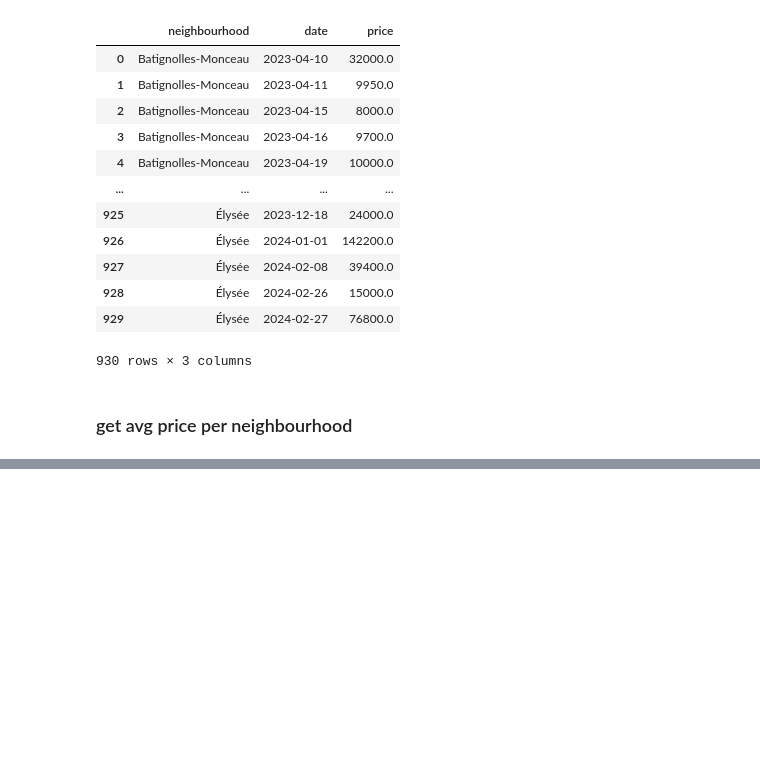
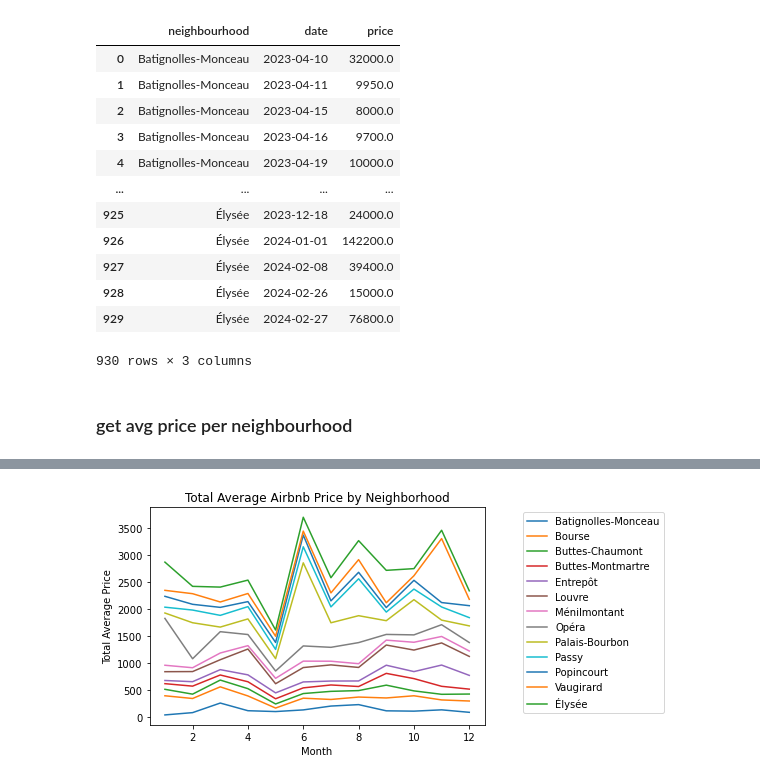
Before and after one commit to Beatles-without-tea/data_visualisation, a Jupyter notebook: data_modify.ipynb, the cells around one changed output, grey strips where cells are left out. Cells and saved outputs as stored; diff of their text form; code cells hidden in the pictures; blank space fills up the shorter version.

```diff
--- a/data_modify.ipynb
+++ b/data_modify.ipynb
@@ -93,0 +116,2 @@ m.save('templates/map.html')
+# %%
+data['price'] = data.price.apply(clean_and_convert)
@@ -93,0 +134,6 @@ m.save('templates/map.html')
+# %%
+data['month'] = pd.DatetimeIndex(data['date']).month
+# %%
+test_neighbour_mean = data.groupby(['neighbourhood','month'])['price'].mean().unstack()
+# %%
+test_neighbour_mean = test_neighbour_mean.dropna(axis=0)
@@ -93,0 +158,30 @@ m.save('templates/map.html')
+# %%
+import numpy as np
+import matplotlib.pyplot as plt
+
+neighborhoods = test_neighbour_mean.T.columns
+months = test_neighbour_mean.columns
+num_neighborhoods = len(neighborhoods)
+num_months = len(months)
+prices = np.array(test_neighbour_mean.T)
+
+# Create the figure and axis
+fig, ax = plt.subplots()
+
+# Plot the stacked lines
+for i in range(num_neighborhoods):
+    if i == 0:
+        ax.plot(months, prices[:, i], label=neighborhoods[i])
+    else:
+        ax.plot(months, np.sum(prices[:, :i+1], axis=1), label=neighborhoods[i])
+
+# Customize the plot
+ax.set_xlabel('Month')
+ax.set_ylabel('Total Average Price')
+ax.set_title('Total Average Airbnb Price by Neighborhood')
+ax.legend(loc='upper right', bbox_to_anchor=(1.55, 1))
+
+# Display the plot
+plt.show()
+# %% [output]
+[figure, added]
```
Also changed, not shown: parts of 22 cells of this notebook, 14 other files.
